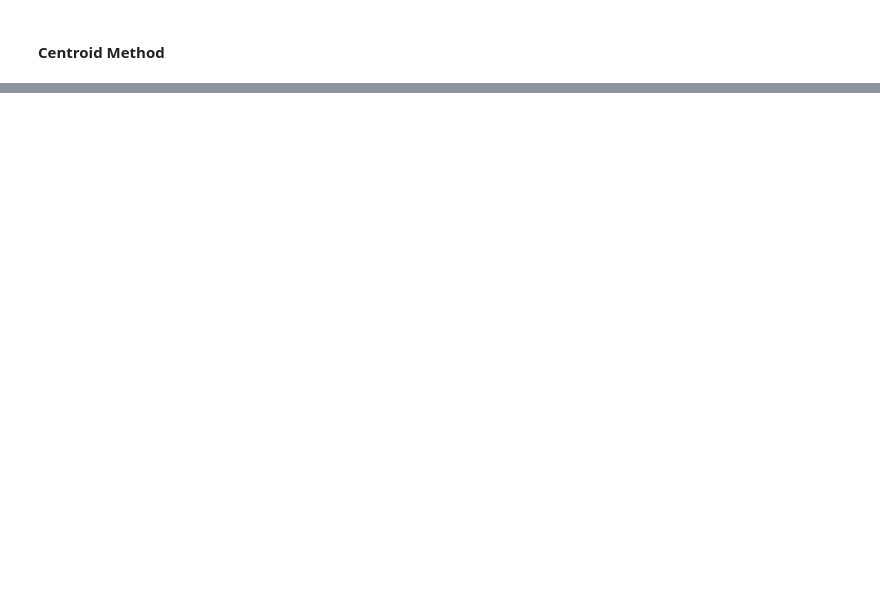
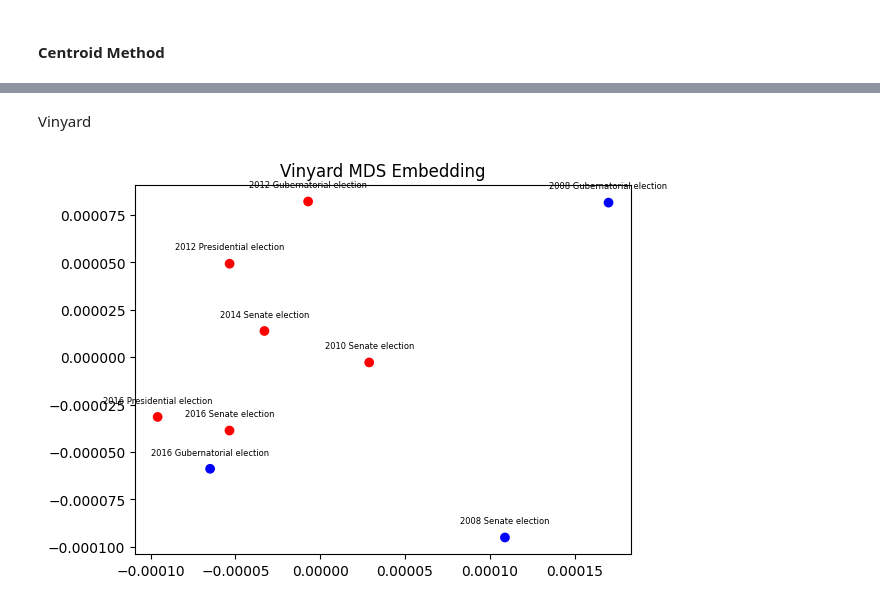
Before and after one commit to arulandu/vineyard, a Jupyter notebook: Geospatial_Testing.ipynb, the cells around one changed output, grey strips where cells are left out. Cells and saved outputs as stored; diff of their text form; code cells hidden in the pictures; blank space fills up the shorter version.

```diff
--- a/Geospatial_Testing.ipynb
+++ b/Geospatial_Testing.ipynb
@@ -423,0 +442,19 @@ IndentationError: expected an indented block after 'for' statement on line 4 (34
+# %% [markdown]
+Vinyard
+# %%
+# Doing MDS and PLotting
+Embedding = MDS(n_components = 2, metric = True, random_state = 32, dissimilarity = 'precomputed').fit_transform(Vinyard_Distances)
+
+# Plotting
+fig, ax = plt.subplots()
+
+scatter = ax.scatter(Embedding[:,0], Embedding[:,1], c = Winners)
+
+# Plotting Names
+for i, name in enumerate(Election_Names):
+    plt.annotate(name, (Embedding[i][0], Embedding[i][1]), textcoords="offset points", xytext=(0,10), ha='center', fontsize = 6)
+
+plt.title('Vinyard MDS Embedding')
+plt.show()
+# %% [output]
+[figure, added]
```
Also changed, not shown: parts of 40 cells of this notebook, 1 other file.
